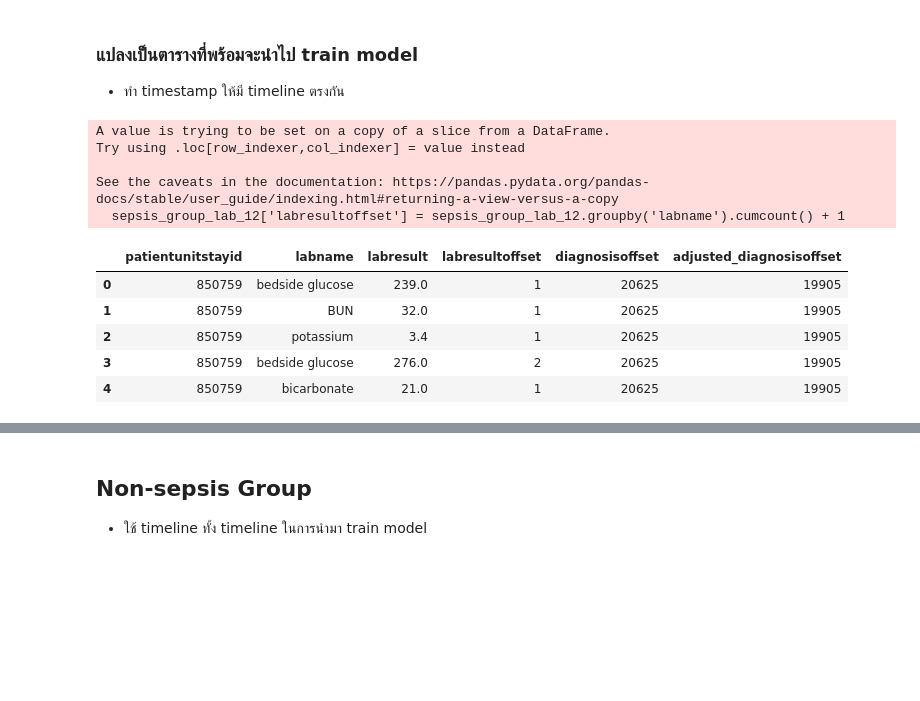
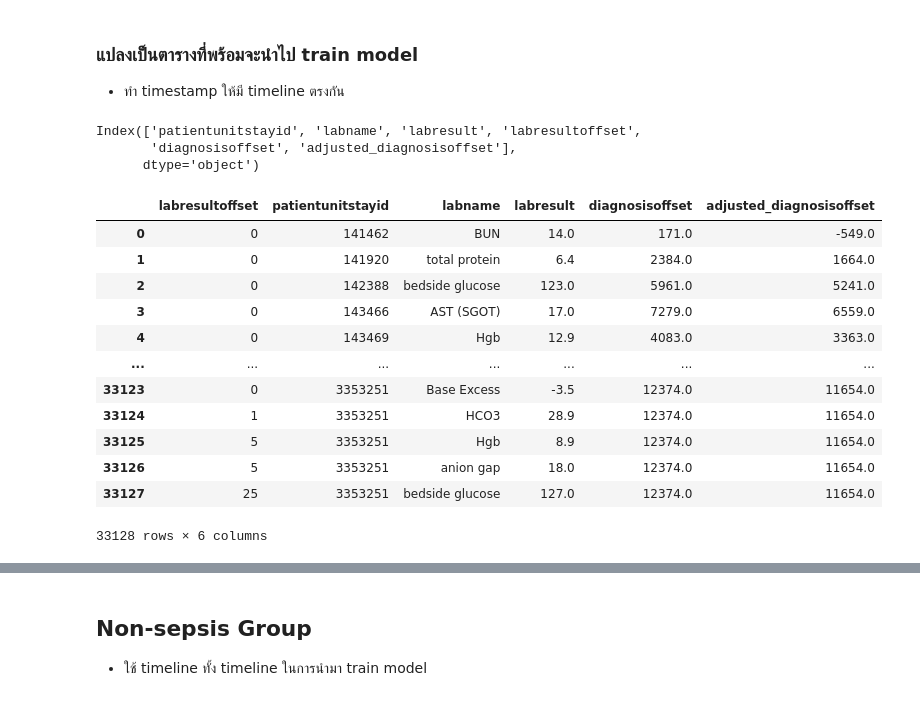
Before and after one commit to Tonry12/Data_joyx2, a Jupyter notebook: Sepsis_eICU_DATA.ipynb, the cells around one changed output, grey strips where cells are left out. Drawn from its saved outputs; the diff is of its cells as text; code cells hidden in the pictures; blank space fills up the shorter version.

```diff
--- a/Sepsis_eICU_DATA.ipynb
+++ b/Sepsis_eICU_DATA.ipynb
@@ -509,18 +509,53 @@ sepsis_group_lab_12_copy = sepsis_group_lab_12.copy()
-# %%
-sepsis_group_lab_12['labresultoffset'] = sepsis_group_lab_12.groupby('labname').cumcount() + 1
-# %% [output]
-A value is trying to be set on a copy of a slice from a DataFrame.
-Try using .loc[row_indexer,col_indexer] = value instead
-
-See the caveats in the documentation: https://pandas.pydata.org/pandas-docs/stable/user_guide/indexing.html#returning-a-view-versus-a-copy
-  sepsis_group_lab_12['labresultoffset'] = sepsis_group_lab_12.groupby('labname').cumcount() + 1
-# %%
-sepsis_group_lab_12.head()
-# %% [output]
-|  | patientunitstayid | labname | labresult | labresultoffset | diagnosisoffset | adjusted_diagnosisoffset |
-| 0 | 850759 | bedside glucose | 239.0 | 1 | 20625 | 19905 |
-| 1 | 850759 | BUN | 32.0 | 1 | 20625 | 19905 |
-| 2 | 850759 | potassium | 3.4 | 1 | 20625 | 19905 |
-| 3 | 850759 | bedside glucose | 276.0 | 2 | 20625 | 19905 |
-| 4 | 850759 | bicarbonate | 21.0 | 1 | 20625 | 19905 |
+# %%
+# Check the columns in the data
+print(data.columns)
+
+# Assuming the file has columns: ['patientunitstayid', 'labname', 'labresultoffset', 'labresult']
+# Convert 'labresultoffset' from minutes to hours
+data['labresultoffset'] = data['labresultoffset'] / 60
+
+# Round the time to the nearest hour
+data['labresultoffset'] = data['labresultoffset'].round().astype(int)
+
+# Set the start time for each patient to the first recorded data point
+data['labresultoffset'] = data.groupby('patientunitstayid')['labresultoffset'].transform(lambda x: x - x.min())
+
+# Aggregate duplicates by averaging them
+data = data.groupby(['patientunitstayid', 'labname', 'labresultoffset']).agg('mean').reset_index()
+
+# Create an hourly time range for each patient and lab name
+def reindex_group(group):
+    idx = pd.Index(range(group['labresultoffset'].min(), group['labresultoffset'].max() + 1), name='labresultoffset')
+    reindexed_group = group.set_index('labresultoffset').reindex(idx).reset_index()
+    reindexed_group['patientunitstayid'] = group['patientunitstayid'].iloc[0]
+    reindexed_group['labname'] = group['labname'].iloc[0]
+    return reindexed_group
+
+aligned_data = data.groupby(['patientunitstayid', 'labname']).apply(reindex_group).reset_index(drop=True)
+
+# Forward-fill missing values
+aligned_data['labresult'] = aligned_data.groupby(['patientunitstayid', 'labname'])['labresult'].ffill()
+
+# Apply mean imputation for entirely missing features
+grouped = aligned_data.groupby(['patientunitstayid', 'labname'])
+aligned_data['labresult'] = aligned_data['labresult'].astype('float64')
+aligned_data['labresult'] = grouped['labresult'].transform(lambda x: x.fillna(x.mean()))
+aligned_data
+# %% [output]
+Index(['patientunitstayid', 'labname', 'labresult', 'labresultoffset',
+       'diagnosisoffset', 'adjusted_diagnosisoffset'],
+      dtype='object')
+|  | labresultoffset | patientunitstayid | labname | labresult | diagnosisoffset | adjusted_diagnosisoffset |
+| 0 | 0 | 141462 | BUN | 14.0 | 171.0 | -549.0 |
+| 1 | 0 | 141920 | total protein | 6.4 | 2384.0 | 1664.0 |
+| 2 | 0 | 142388 | bedside glucose | 123.0 | 5961.0 | 5241.0 |
+| 3 | 0 | 143466 | AST (SGOT) | 17.0 | 7279.0 | 6559.0 |
+| 4 | 0 | 143469 | Hgb | 12.9 | 4083.0 | 3363.0 |
+| ... | ... | ... | ... | ... | ... | ... |
+| 33123 | 0 | 3353251 | Base Excess | -3.5 | 12374.0 | 11654.0 |
+| 33124 | 1 | 3353251 | HCO3 | 28.9 | 12374.0 | 11654.0 |
+| 33125 | 5 | 3353251 | Hgb | 8.9 | 12374.0 | 11654.0 |
+| 33126 | 5 | 3353251 | anion gap | 18.0 | 12374.0 | 11654.0 |
+| 33127 | 25 | 3353251 | bedside glucose | 127.0 | 12374.0 | 11654.0 |
+33128 rows × 6 columns
 # %%
```
Also changed, not shown: parts of 19 cells of this notebook.
